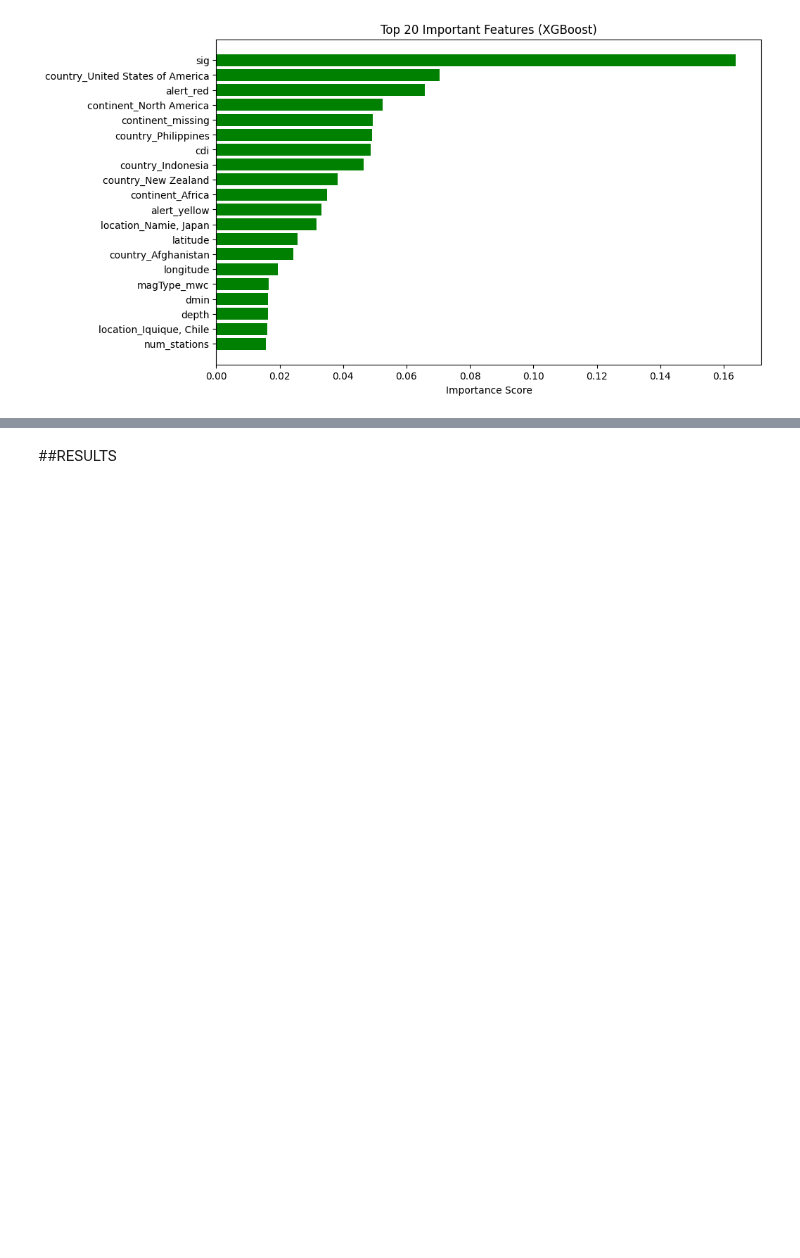
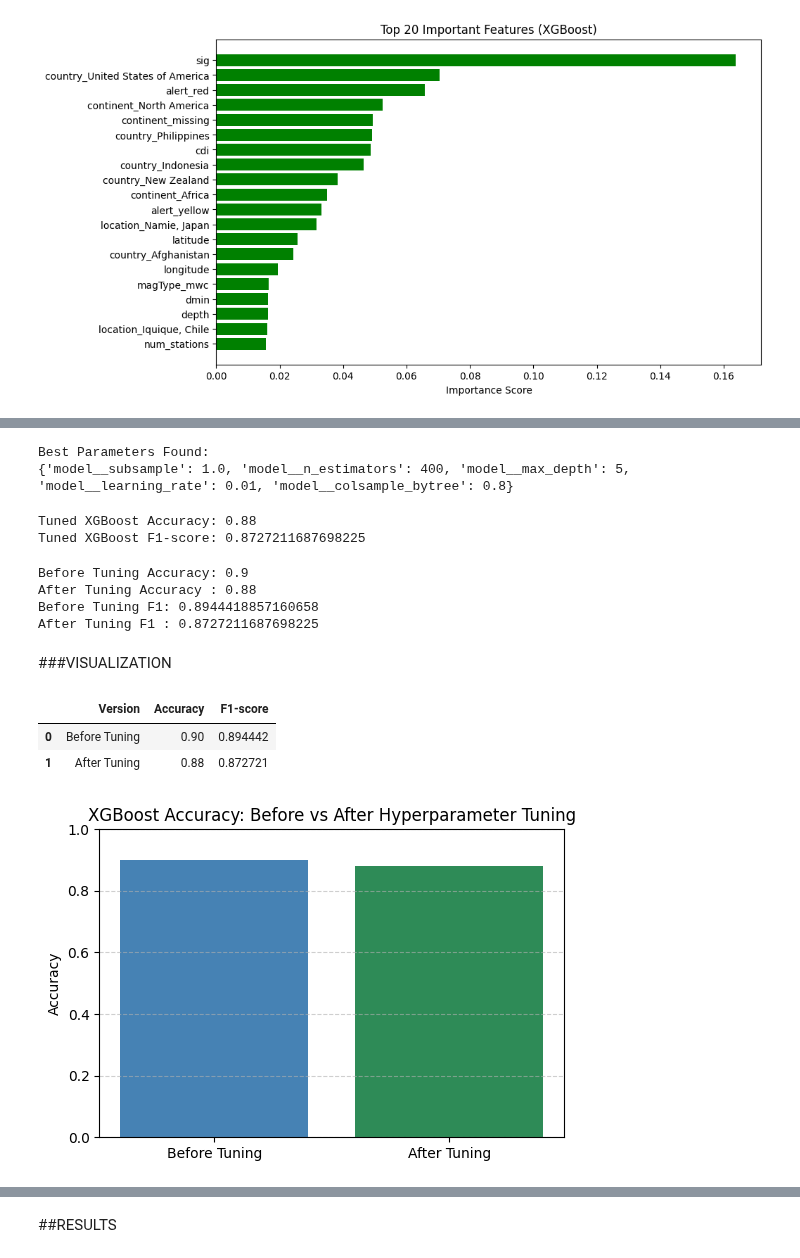
Before and after one commit to Aayush077/ML, a Jupyter notebook: earthquake_predictor_classification.ipynb, the cells around one changed output, grey strips where cells are left out. Saved outputs shown, nothing was run; the diff lists cells and outputs as text; code cells hidden in the pictures; blank space fills up the shorter version.

```diff
--- a/earthquake_predictor_classification.ipynb
+++ b/earthquake_predictor_classification.ipynb
@@ -961,0 +964,63 @@ plt.show()
+# %%
+print("Best Parameters Found:")
+print(xgb_search.best_params_)
+# %% [output]
+Best Parameters Found:
+{'model__subsample': 1.0, 'model__n_estimators': 400, 'model__max_depth': 5, 'model__learning_rate': 0.01, 'model__colsample_bytree': 0.8}
+# %%
+# Predict with best model
+y_pred_xgb_tuned = xgb_search.predict(X_test)
+
+# Metrics
+accuracy_xgb_tuned = accuracy_score(y_test, y_pred_xgb_tuned)
+f1_xgb_tuned = f1_score(y_test, y_pred_xgb_tuned, average='weighted')
+
+print("Tuned XGBoost Accuracy:", accuracy_xgb_tuned)
+print("Tuned XGBoost F1-score:", f1_xgb_tuned)
+# %% [output]
+Tuned XGBoost Accuracy: 0.88
+Tuned XGBoost F1-score: 0.8727211687698225
+# %%
+print("Before Tuning Accuracy:", accuracy_xgb)
+print("After Tuning Accuracy :", accuracy_xgb_tuned)
+
+print("Before Tuning F1:", f1_xgb)
+print("After Tuning F1 :", f1_xgb_tuned)
+# %% [output]
+Before Tuning Accuracy: 0.9
+After Tuning Accuracy : 0.88
+Before Tuning F1: 0.8944418857160658
+After Tuning F1 : 0.8727211687698225
+# %% [markdown]
+###VISUALIZATION
+# %%
+# XGBoost Performance Comparison
+
+comparison = pd.DataFrame({
+    "Version": ["Before Tuning", "After Tuning"],
+    "Accuracy": [accuracy_xgb, accuracy_xgb_tuned],
+    "F1-score": [f1_xgb, f1_xgb_tuned]
+})
+
+display(comparison)
+# %% [output]
+|  | Version | Accuracy | F1-score |
+| 0 | Before Tuning | 0.90 | 0.894442 |
+| 1 | After Tuning | 0.88 | 0.872721 |
+# %%
+plt.figure(figsize=(6,4))
+
+plt.bar(
+    comparison["Version"],
+    comparison["Accuracy"],
+    color=["steelblue", "seagreen"]
+)
+
+plt.title("XGBoost Accuracy: Before vs After Hyperparameter Tuning")
+plt.ylabel("Accuracy")
+plt.ylim(0, 1)
+plt.grid(axis='y', linestyle='--', alpha=0.6)
+
+plt.show()
+# %% [output]
+[figure, added]
```
Also changed, not shown: parts of 13 cells of this notebook.
